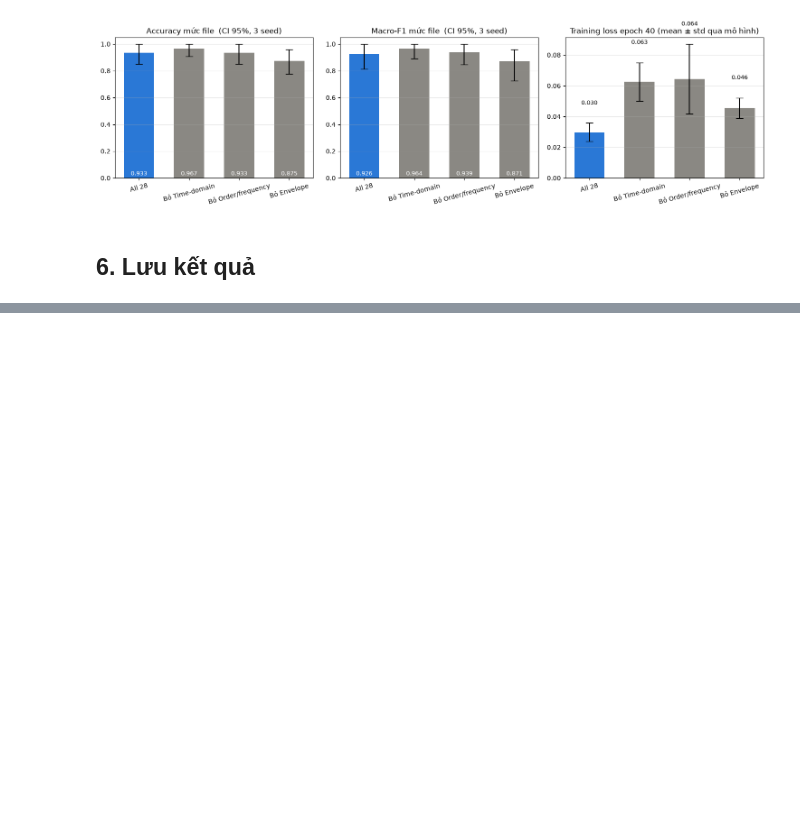
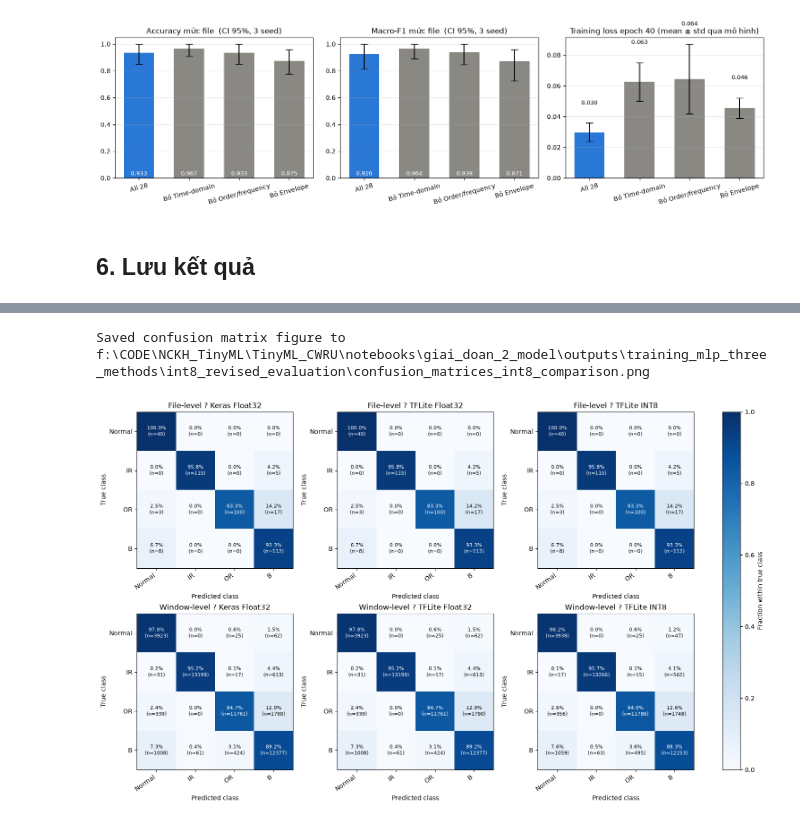
Before and after one commit to NguyenVuongg/CWRU_Fault_Detection_TinyML, a Jupyter notebook: notebooks/giai_doan_2_model/training_full_mlp_three_methods.ipynb, the cells around one changed output, grey strips where cells are left out. Cells and saved outputs as stored; diff of their text form; code cells hidden in the pictures; blank space fills up the shorter version.

Commit message:
Add revised INT8 quantization workflow

```diff
--- a/notebooks/giai_doan_2_model/training_full_mlp_three_methods.ipynb
+++ b/notebooks/giai_doan_2_model/training_full_mlp_three_methods.ipynb
@@ -1034,0 +992,48 @@ Lưu ý: đầu vào model export là 28 feature thang đo gốc, theo đúng th
+# %%
+# Confusion matrices: file-level and window-level, row-normalized by true class.
+import matplotlib.pyplot as plt
+import numpy as np
+
+_cm_data = _int8_eval["confusion_by_seed"]
+_cm_versions = [
+    ("keras_float32", "Keras Float32"),
+    ("tflite_float32", "TFLite Float32"),
+    ("tflite_int8", "TFLite INT8"),
+]
+_cm_levels = [("file", "File-level"), ("window", "Window-level")]
+_cm_classes = list(CLASS_NAMES)
+fig, axes = plt.subplots(2, 3, figsize=(15, 9), constrained_layout=True)
+for row, (level, level_title) in enumerate(_cm_levels):
+    for col, (version, version_title) in enumerate(_cm_versions):
+        ax = axes[row, col]
+        part = _cm_data[
+            (_cm_data["level"] == level) & (_cm_data["version"] == version)
+        ]
+        counts = (
+            part.groupby(["true", "predicted"])["count"]
+            .sum()
+            .unstack(fill_value=0)
+            .reindex(index=_cm_classes, columns=_cm_classes, fill_value=0)
+            .to_numpy(dtype=float)
+        )
+        row_totals = counts.sum(axis=1, keepdims=True)
+        rates = np.divide(counts, row_totals, out=np.zeros_like(counts), where=row_totals > 0)
+        image = ax.imshow(rates, vmin=0.0, vmax=1.0, cmap="Blues")
+        ax.set_title(f"{level_title} ? {version_title}")
+        ax.set_xlabel("Predicted class")
+        ax.set_ylabel("True class")
+        ax.set_xticks(range(len(_cm_classes)), _cm_classes, rotation=35, ha="right")
+        ax.set_yticks(range(len(_cm_classes)), _cm_classes)
+        for i in range(len(_cm_classes)):
+            for j in range(len(_cm_classes)):
+                ax.text(j, i, f"{rates[i, j]:.1%}\n(n={int(counts[i, j])})",
+                        ha="center", va="center",
+                        color="white" if rates[i, j] > 0.55 else "black", fontsize=8)
+fig.colorbar(image, ax=axes, label="Fraction within true class")
+_cm_path = os.path.join(INT8_CV_DIR, "confusion_matrices_int8_comparison.png")
+fig.savefig(_cm_path, dpi=200, bbox_inches="tight")
+print("Saved confusion matrix figure to", _cm_path)
+plt.show()
+# %% [output]
+Saved confusion matrix figure to f:\CODE\NCKH_TinyML\TinyML_CWRU\notebooks\giai_doan_2_model\outputs\training_mlp_three_methods\int8_revised_evaluation\confusion_matrices_int8_comparison.png
+[figure, added]
```
Also changed, not shown: parts of 5 cells of this notebook, 1 other file.
